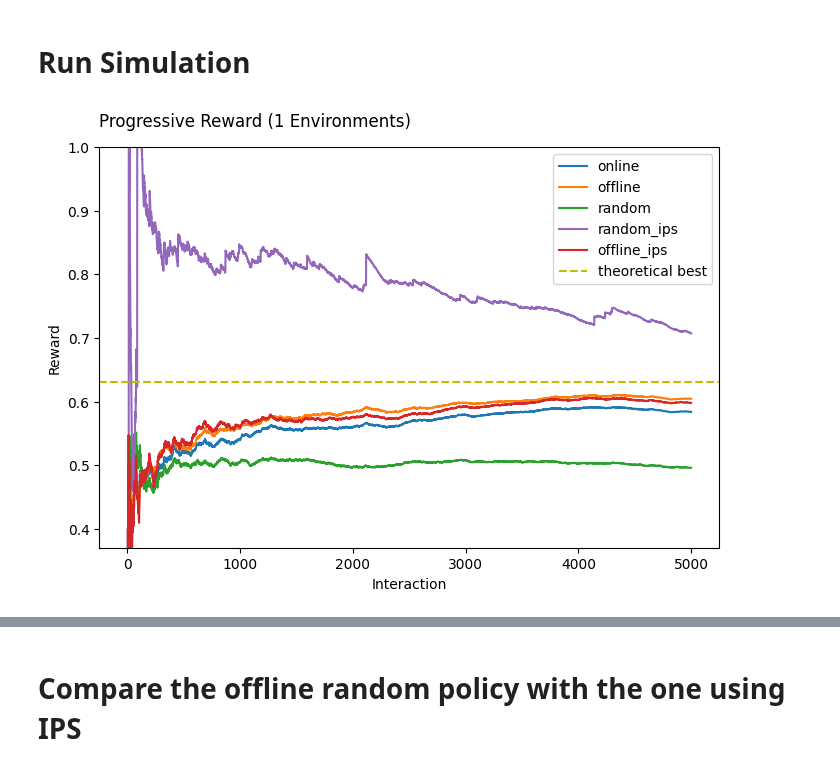
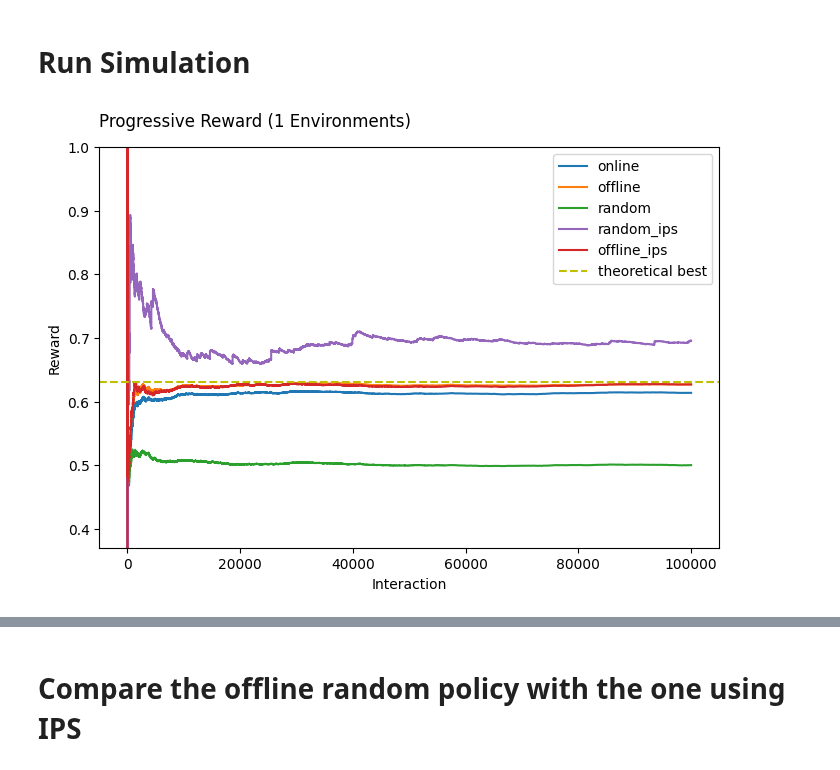
Before and after one commit to VowpalWabbit/coba, a Jupyter notebook: examples/experiments/benchmark/bandit_replay_mr_ips.ipynb, the cells around one changed output, grey strips where cells are left out. Drawn from its saved outputs; the diff is of its cells as text; code cells hidden in the pictures.

```diff
--- a/examples/experiments/benchmark/bandit_replay_mr_ips.ipynb
+++ b/examples/experiments/benchmark/bandit_replay_mr_ips.ipynb
@@ -14,6 +14,7 @@ from coba.experiments.results import CustomResult
 from coba.primitives.rewards import SequenceReward
 from coba.environments.banditreplay import BanditReplay
 
+SAMPLE_COUNT = 100_000
 class CustomEnvironment:
 
     def __init__(self, n_interactions):
@@ -28,34 +29,34 @@ class CustomEnvironment:
             yield { 'context': context, "actions": [0,1], "rewards": rewards}
 
 online_learners     = cb.VowpalSoftmaxLearner(features=[1, 'x', 'a', 'ax', 'axx'])
-online_environments = cb.Environments(CustomEnvironment(5000))#.shuffle(n=5)
+online_environments = cb.Environments(CustomEnvironment(SAMPLE_COUNT))#.shuffle(n=5)
 online_logged       = cb.SimpleEvaluation(record=['context','actions','rewards','action','reward','probability','ope_loss'])
 online_result       = cb.Experiment(online_environments, online_learners, evaluation_task=online_logged).run(quiet=True)
 
 # CSV serialization
 df = online_result.interactions.to_pandas()
 file_name = f"custom_env_mr_{datetime.now()}.csv"
 df.to_csv(file_name)
 df_csv = pd.read_csv(file_name, converters={column: ast.literal_eval for column in
                                             ['context', 'action', 'actions', 'probability', 'reward', 'rewards']})
 
 offline_learners     = [cb.VowpalOffPolicyLearner([1, 'x', 'a', 'ax', 'axx']), cb.RandomLearner()]
-offline_environments = BanditReplay(df_csv,take=5000)
+offline_environments = BanditReplay(df_csv)
 offline_result       = cb.Experiment(offline_environments, offline_learners, evaluation_task=online_logged).run(quiet=True)
 
 # test IPS estimation in place of the simulated rewards
 df_csv = df_csv.drop(columns=['rewards'])
 offline_learners_ips     = [cb.VowpalOffPolicyLearner([1, 'x', 'a', 'ax', 'axx']), cb.RandomLearner()]
-offline_environments_ips = BanditReplay(df_csv,take=5000)
+offline_environments_ips = BanditReplay(df_csv)
 offline_result_ips       = cb.Experiment(offline_environments_ips, offline_learners_ips, evaluation_task=online_logged).run(quiet=True)
 
 plt.figure(figsize=(8,8))
 online_result.plot_learners(labels=['online'],colors=[0],out=None)
 offline_result.plot_learners(labels=['offline','random'],colors=[1],out=None)
 offline_result_ips.plot_learners(labels=['offline_ips','random_ips'],colors=[3],out=None)
 plt.axhline(y = 0.63, color = 'y', linestyle = '--', label='theoretical best')
 plt.legend()
 plt.ylim(.37,1)
 plt.show()
 # %% [output]
-[figure, old version]
+[figure, new version]
```
Also changed, not shown: parts of 17 cells of this notebook, 1 other file.
